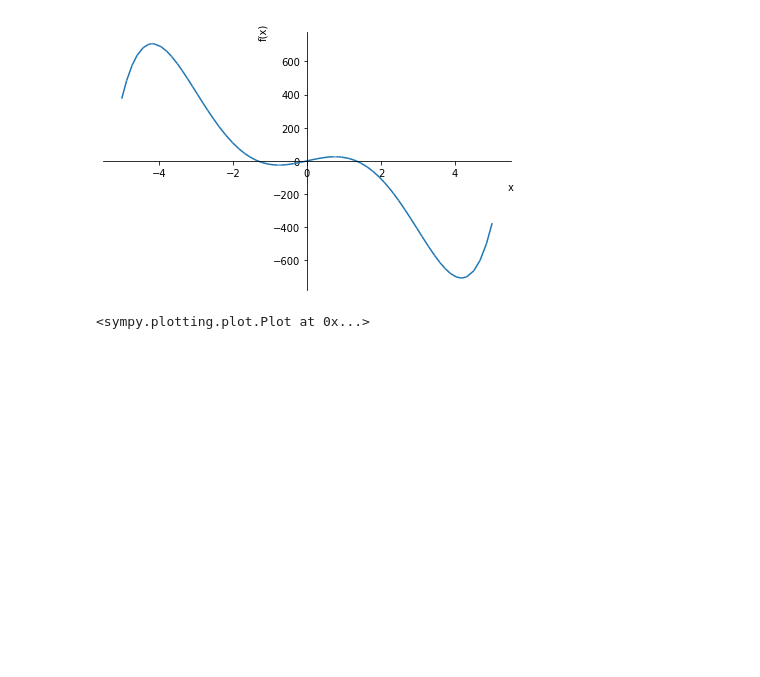
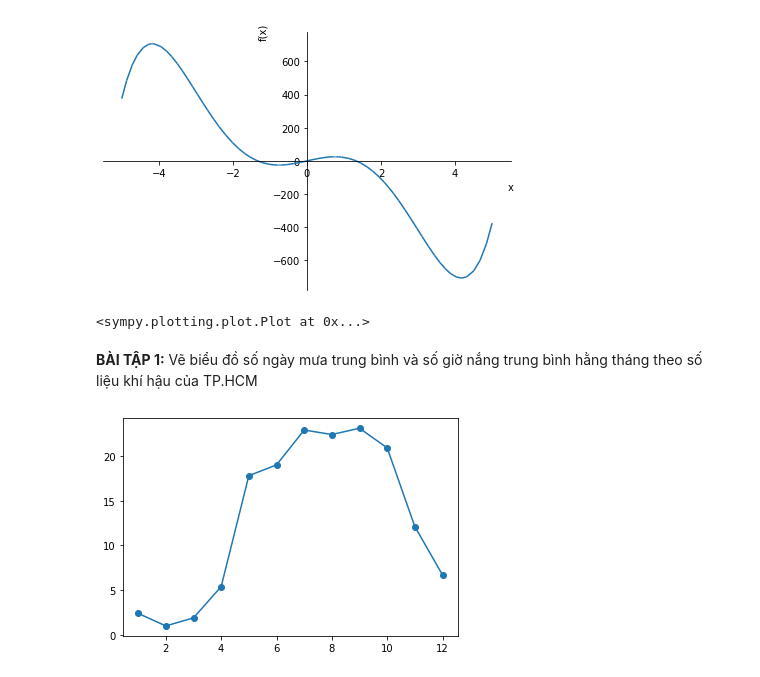
Before and after one commit to Jwoahhh/TH_-Toan_cao_cap, a Jupyter notebook: Bài_2.ipynb, the cells around one changed output. Cells and saved outputs as stored; diff of their text form; code cells hidden in the pictures; blank space fills up the shorter version.

```diff
--- a/Bài_2.ipynb
+++ b/Bài_2.ipynb
@@ -270,3 +270,14 @@ sympy.plot(f, (x, -5, 5))
 # %% [output]
 [figure]
 <sympy.plotting.plot.Plot at 0x...>
+# %% [markdown]
+**BÀI TẬP 1:** Vẽ biểu đồ số ngày mưa trung bình và số giờ nắng trung bình hằng tháng theo số liệu
+khí hậu của TP.HCM
+# %%
+from pylab import plot, show
+hcm_rain = [2.4, 1.0, 1.9, 5.4, 17.8, 19.0, 22.9, 22.4, 23.1, 20.9, 12.1, 6.7]
+months = range(1, 13)
+plot(months, hcm_rain, marker = 'o')
+show()
+# %% [output]
+[figure, added]
```
Also changed, not shown: parts of 1 cell of this notebook.
